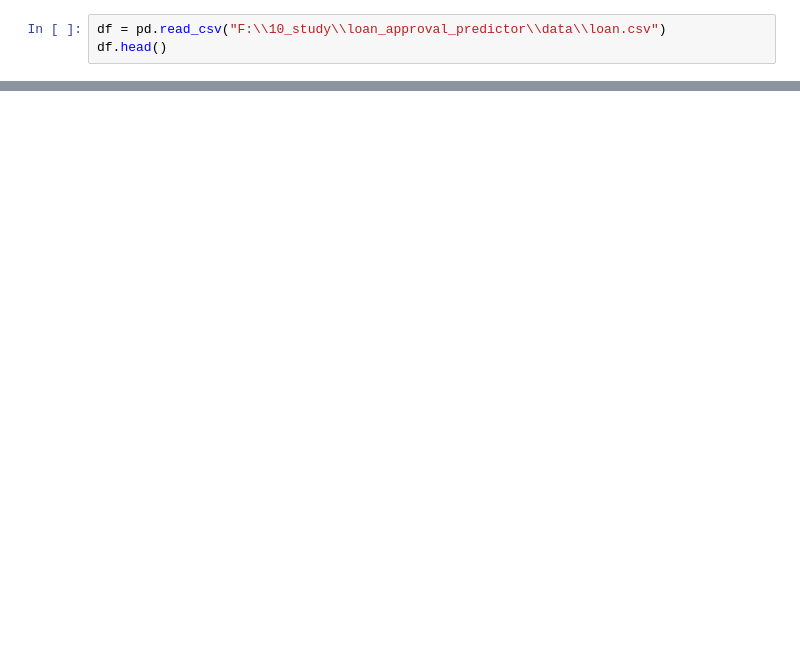
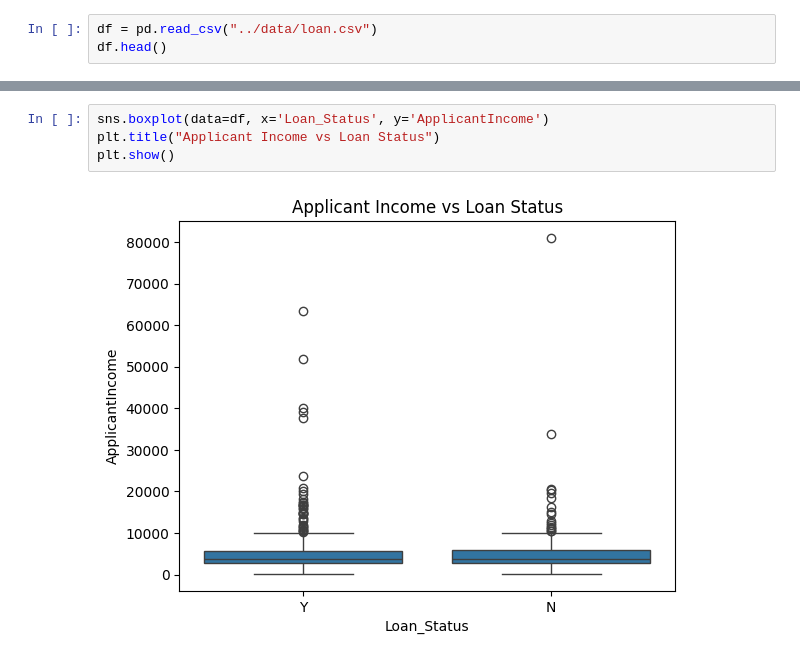
Before and after one commit to G-S-M123/loan-approval-predictor, a Jupyter notebook: notebooks/exploratory_analysis.ipynb, the cells around one changed output, grey strips where cells are left out. Saved outputs shown, nothing was run; the diff lists cells and outputs as text; blank space fills up the shorter version.

```diff
--- a/notebooks/exploratory_analysis.ipynb
+++ b/notebooks/exploratory_analysis.ipynb
@@ -3,5 +11,5 @@ import pandas as pd
 # %%
-df = pd.read_csv("F:\\10_study\\loan_approval_predictor\\data\\loan.csv")
+df = pd.read_csv("../data/loan.csv")
 df.head()
 # %% [output]
 |  | Loan_ID | Gender | Married | Dependents | Education | Self_Employed | ApplicantIncome | CoapplicantIncome | ... |
@@ -19,0 +111,6 @@ Index(['Loan_ID', 'Gender', 'Married', 'Dependents', 'Education',
+# %%
+sns.boxplot(data=df, x='Loan_Status', y='ApplicantIncome')
+plt.title("Applicant Income vs Loan Status")
+plt.show()
+# %% [output]
+[figure, added]
```
Also changed, not shown: parts of 20 cells of this notebook, 2 other files.
